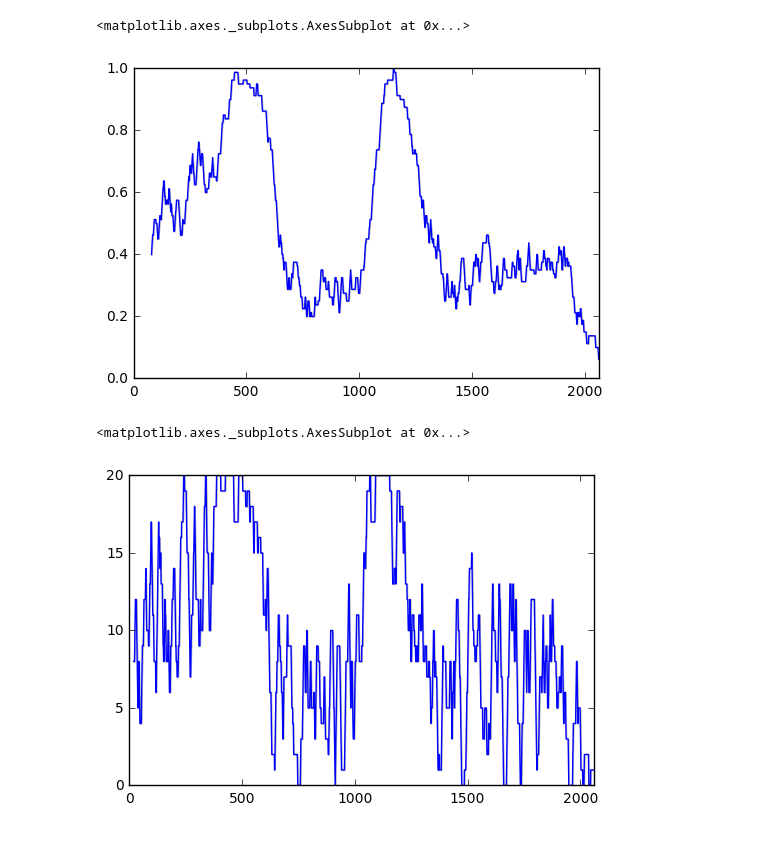
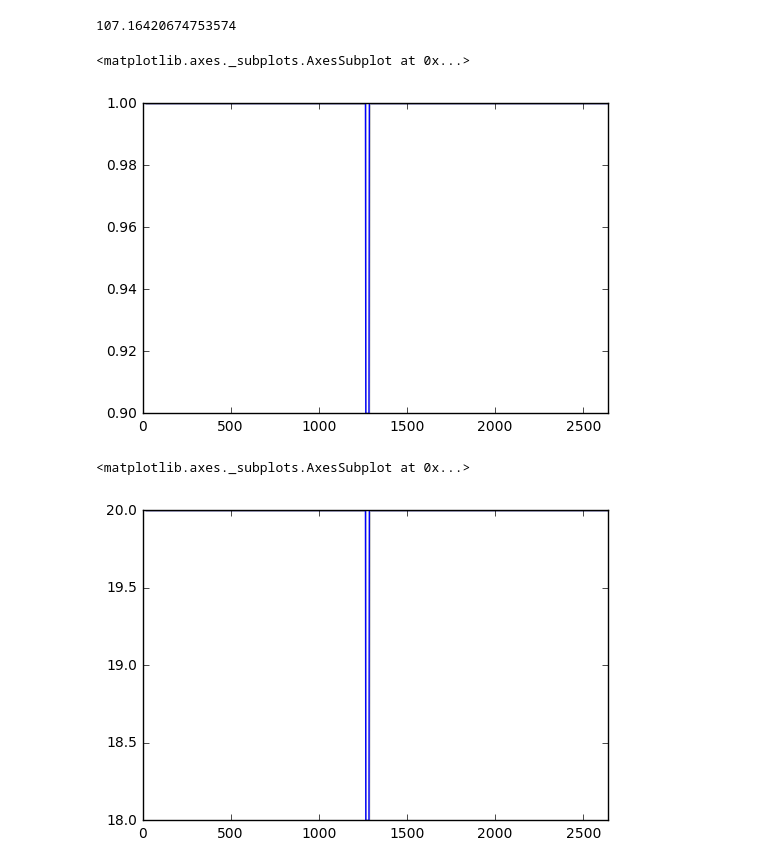
Before and after one commit to drkarim/lassy, a Jupyter notebook: python_scripts/encirclement_analyser.ipynb, the cells around one changed output. Cells and saved outputs as stored; diff of their text form; code cells hidden in the pictures.

```diff
--- a/python_scripts/encirclement_analyser.ipynb
+++ b/python_scripts/encirclement_analyser.ipynb
@@ -18,0 +17,4 @@ df_data = pd.read_csv('./data/encirclement/AW_LPV_lassy.csv')
+# %%
+#df_data = pd.read_csv('./data/encirclement/DP_LPV_circle.csv')
+#df_data = pd.read_csv('./data/encirclement/point_lesion/DP_RPV.csv')
+df_data = pd.read_csv('./data/encirclement/control/CF_RPV.csv')
@@ -86,14 +183,19 @@ def angle_between(v1, v2):
     """
     v1_u = unit_vector(v1)
     v2_u = unit_vector(v2)
-    return np.arccos(np.clip(np.dot(v1_u, v2_u), -1.0, 1.0))
+#    return np.arccos(np.clip(np.dot(v1_u, v2_u), -1.0, 1.0))
+    return np.arctan2(LA.norm(np.cross(v1_u, v2_u)), np.dot(v1_u, v2_u))
 # %%
 def point_theta(center, A):
     thetas = [];
     Ref_pt = [A.iloc[0]['X'], A.iloc[0]['Y'], A.iloc[0]['Z']]
+    Ref_V = np.subtract(Ref_pt, center)
     for index, row in A.iterrows():
         pt = [row['X'], row['Y'], row['Z']]
-        theta = angle_between(Ref_pt, pt)
+        pt_V = np.subtract(pt, center)
+        #theta = angle_between(Ref_pt, pt)
+        theta = angle_between(Ref_V, pt_V)
+        theta = theta * 180 / np.pi
         thetas.append(theta)
     return thetas
 # %%
@@ -218,4 +337,4 @@ def scar_width(df, threshold):
 
     return df
 # %%
-df_data_with_thetas_sorted = scar_width(df_data_with_thetas_sorted, 135)
+df_data_with_thetas_sorted = scar_width(df_data_with_thetas_sorted, 2.2)
@@ -242,13 +341,17 @@ df_data_with_thetas_sorted.head(20)
+# %%
+df_data_with_thetas_sorted['MeshScalar'].mean()
+# %% [output]
+107.16420674753574
 # %%
-sns.tsplot(pd.rolling_mean(df_data_with_thetas_sorted['scar_bin'],80))
+sns.tsplot(pd.rolling_mean(df_data_with_thetas_sorted['scar_bin'],20))
 # %% [output]
 <matplotlib.axes._subplots.AxesSubplot at 0x...>
-[figure, old version]
+[figure, new version]
 # %%
 sns.tsplot(pd.rolling_sum(df_data_with_thetas_sorted['scar_bin'],20))
 # %% [output]
 <matplotlib.axes._subplots.AxesSubplot at 0x...>
-[figure, old version]
+[figure, new version]
 # %%
 sns.tsplot(pd.rolling_mean(df_data_with_thetas_sorted['scar_width'],200)) # Uses mean windowing=100, so 0 widths are smoothed
 # %% [output]
```
Also changed, not shown: parts of 34 cells of this notebook.
